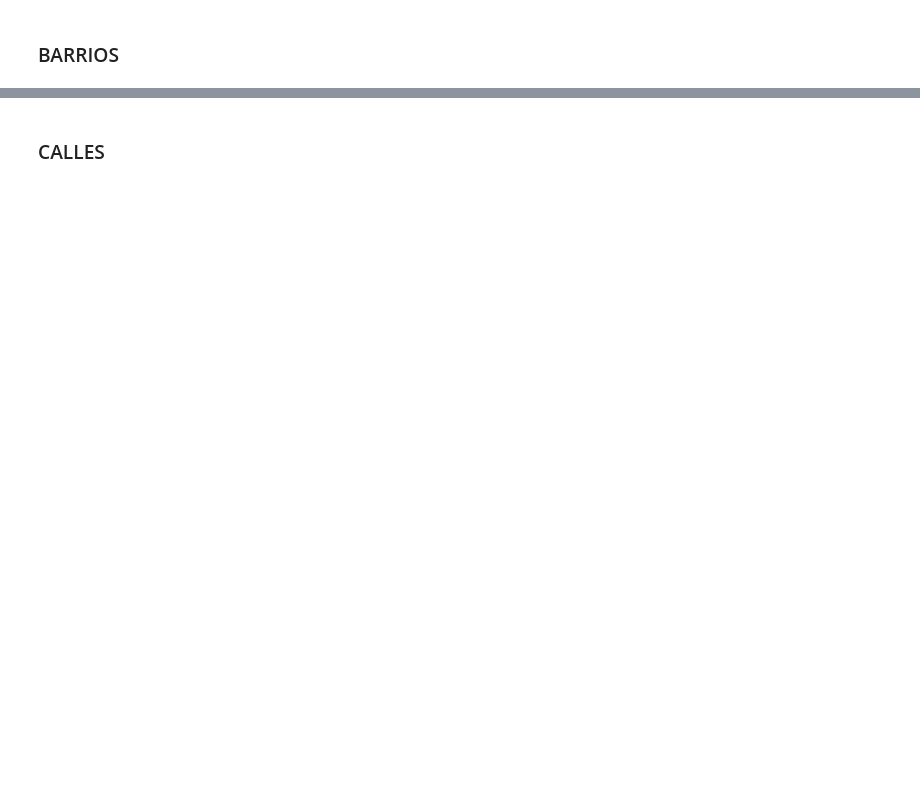
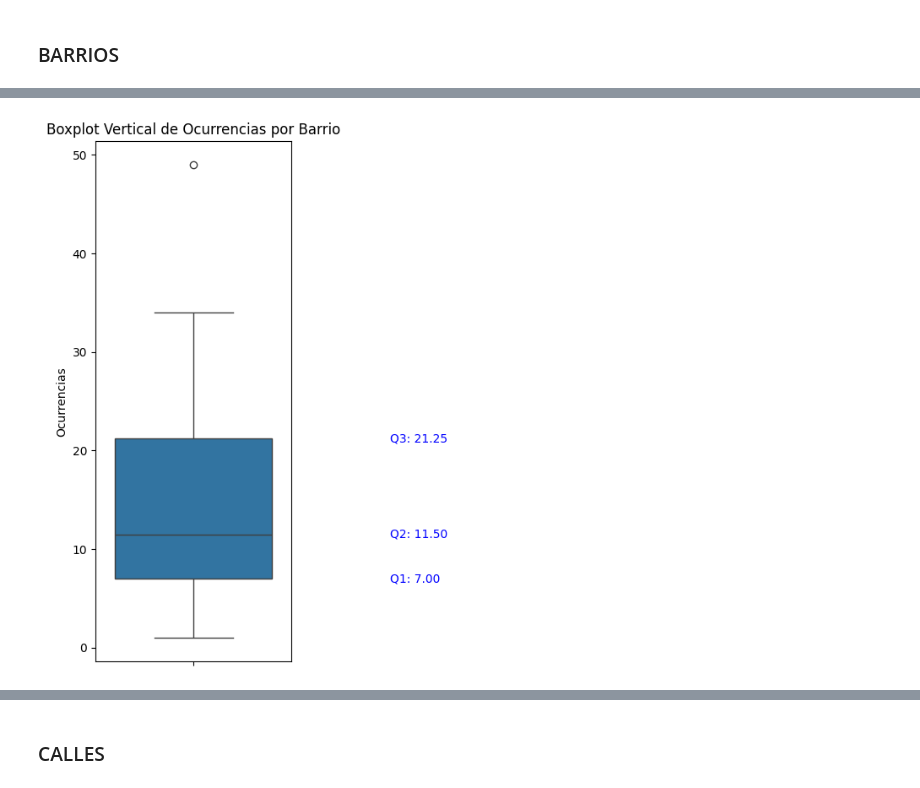
Before and after one commit to mdallanegra/LAB_PI_02, a Jupyter notebook: Lab_PI_02.2.EDA.ipynb, the cells around one changed output, grey strips where cells are left out. Drawn from its saved outputs; the diff is of its cells as text; code cells hidden in the pictures; blank space fills up the shorter version.

```diff
--- a/Lab_PI_02.2.EDA.ipynb
+++ b/Lab_PI_02.2.EDA.ipynb
@@ -312,0 +389,12 @@ Name: count, dtype: int64
+# %%
+plt.figure(figsize=(3, 8))
+sns.boxplot(y=ocurrencias_por_barrio)
+
+for i, value in enumerate(ocurrencias_por_barrio.describe()[['25%', '50%', '75%']]):
+    plt.text(1, value, f'Q{i+1}: {value:.2f}', va='center', ha='left', color='blue', fontsize=10)
+
+plt.title('Boxplot Vertical de Ocurrencias por Barrio')
+plt.ylabel('Ocurrencias')
+plt.show()
+# %% [output]
+[figure, added]
```
Also changed, not shown: parts of 98 cells of this notebook, 10 other files.
